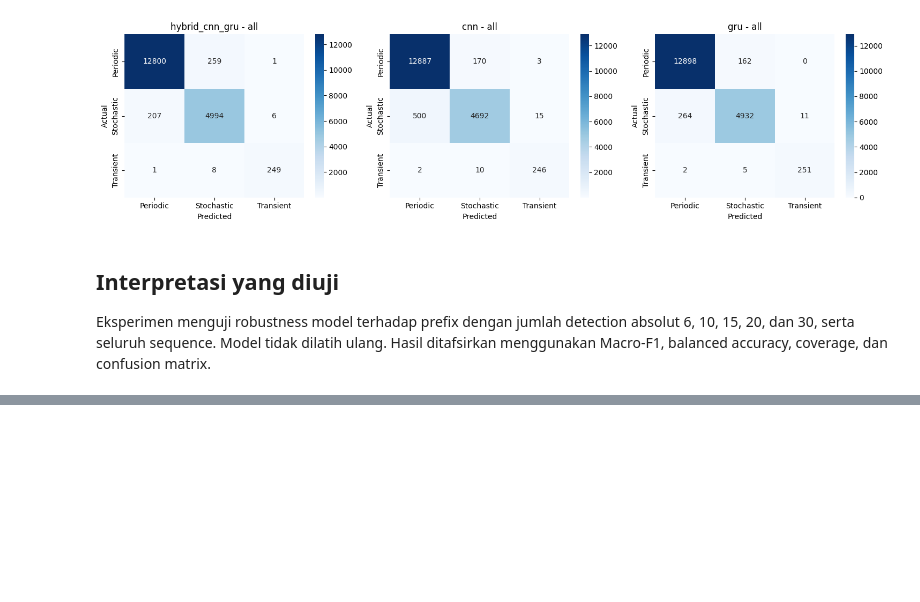
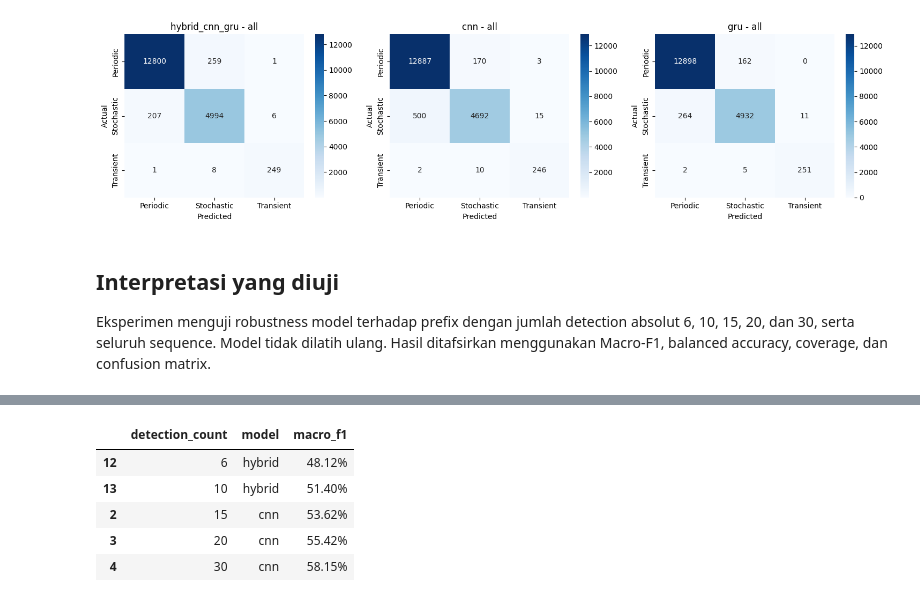
Before and after one commit to indomiekwah/ztf-classifier, a Jupyter notebook: training/notebooks/early_classification_experiment.ipynb, the cells around one changed output, grey strips where cells are left out. Cells and saved outputs as stored; diff of their text form; code cells hidden in the pictures; blank space fills up the shorter version.

```diff
--- a/training/notebooks/early_classification_experiment.ipynb
+++ b/training/notebooks/early_classification_experiment.ipynb
@@ -245,0 +250,86 @@ Eksperimen menguji robustness model terhadap prefix dengan jumlah detection abso
+# %%
+from pathlib import Path
+import json
+import pandas as pd
+
+REPO_ROOT = Path.cwd().resolve()
+while not (REPO_ROOT / 'pyproject.toml').is_file() and REPO_ROOT != REPO_ROOT.parent:
+    REPO_ROOT = REPO_ROOT.parent
+ARTIFACT_DIR = REPO_ROOT / 'artifacts'
+MODEL_NAMES = ('cnn', 'gru', 'hybrid')
+
+metric_rows = []
+coverage_rows = []
+efficiency_rows = []
+transient_rows = []
+
+for model_name in MODEL_NAMES:
+    model_dir = ARTIFACT_DIR / model_name / 'early_classification'
+    metrics_path = model_dir / 'metrics.json'
+    benchmark_path = model_dir / 'benchmark.json'
+    if not metrics_path.is_file() or not benchmark_path.is_file():
+        raise FileNotFoundError(f'Artifact early classification belum lengkap: {model_name}')
+
+    metrics = json.loads(metrics_path.read_text(encoding='utf-8'))
+    benchmark = json.loads(benchmark_path.read_text(encoding='utf-8'))
+    for count_key, values in metrics.items():
+        if count_key == 'protocol':
+            continue
+        label = 'all' if count_key == 'all' else str(count_key)
+        metric_rows.append({
+            'model': model_name, 'detection_count': label,
+            'accuracy': values['accuracy'],
+            'macro_precision': values['macro_precision'],
+            'macro_recall': values['macro_recall'],
+            'macro_f1': values['macro_f1'],
+            'balanced_accuracy': values['balanced_accuracy'],
+        })
+        coverage_rows.append({
+            'model': model_name, 'detection_count': label,
+            'valid_object_count': values['valid_object_count'],
+            'coverage': values['coverage'],
+        })
+        transient = values['classification_report']['Transient']
+        transient_rows.append({
+            'model': model_name, 'detection_count': label,
+            'transient_precision': transient['precision'],
+            'transient_recall': transient['recall'],
+            'transient_f1': transient['f1-score'],
+        })
+
+    for count_key, values in benchmark.items():
+        efficiency_rows.append({
+            'model': model_name, 'detection_count': 'all' if count_key == 'all' else str(count_key),
+            'valid_object_count': values['valid_object_count'],
+            'inference_seconds': values['inference_seconds'],
+            'inference_seconds_per_object': values['inference_seconds_per_object'],
+            'peak_gpu_memory_mib': values['peak_memory_bytes'] / (1024 ** 2),
+        })
+
+metric_table = pd.DataFrame(metric_rows)
+coverage_table = pd.DataFrame(coverage_rows)
+efficiency_table = pd.DataFrame(efficiency_rows)
+transient_table = pd.DataFrame(transient_rows)
+sort_order = {'6':6, '10':10, '15':15, '20':20, '30':30, 'all':999999}
+for table in (metric_table, coverage_table, efficiency_table, transient_table):
+    table['sort_count'] = table['detection_count'].map(sort_order)
+    table.sort_values(['sort_count', 'model'], inplace=True)
+
+display(metric_table.drop(columns='sort_count').style.format({
+    'accuracy': '{:.2%}', 'macro_precision': '{:.2%}', 'macro_recall': '{:.2%}',
+    'macro_f1': '{:.2%}', 'balanced_accuracy': '{:.2%}',
+}))
+display(coverage_table.drop(columns='sort_count').style.format({'coverage': '{:.2%}'}))
+display(transient_table.drop(columns='sort_count').style.format({
+    'transient_precision': '{:.2%}', 'transient_recall': '{:.2%}', 'transient_f1': '{:.2%}',
+}))
+display(efficiency_table.drop(columns='sort_count').style.format({
+    'inference_seconds': '{:.4f}', 'inference_seconds_per_object': '{:.6f}',
+    'peak_gpu_memory_mib': '{:.2f}',
+}))
+
+prefix_only = metric_table[metric_table['detection_count'] != 'all'].copy()
+winner = prefix_only.loc[prefix_only.groupby('sort_count')['macro_f1'].idxmax(), ['detection_count','model','macro_f1']]
+print('Pemenang Macro-F1 pada masing-masing prefix:')
+display(winner.style.format({'macro_f1': '{:.2%}'}))
+# %% [output]
@@ -245,0 +405,6 @@ Eksperimen menguji robustness model terhadap prefix dengan jumlah detection abso
+|  | detection_count | model | macro_f1 |
+| 12 | 6 | hybrid | 48.12% |
+| 13 | 10 | hybrid | 51.40% |
+| 2 | 15 | cnn | 53.62% |
+| 3 | 20 | cnn | 55.42% |
+| 4 | 30 | cnn | 58.15% |
```
Also changed, not shown: parts of 2 cells of this notebook, 1 other file.
